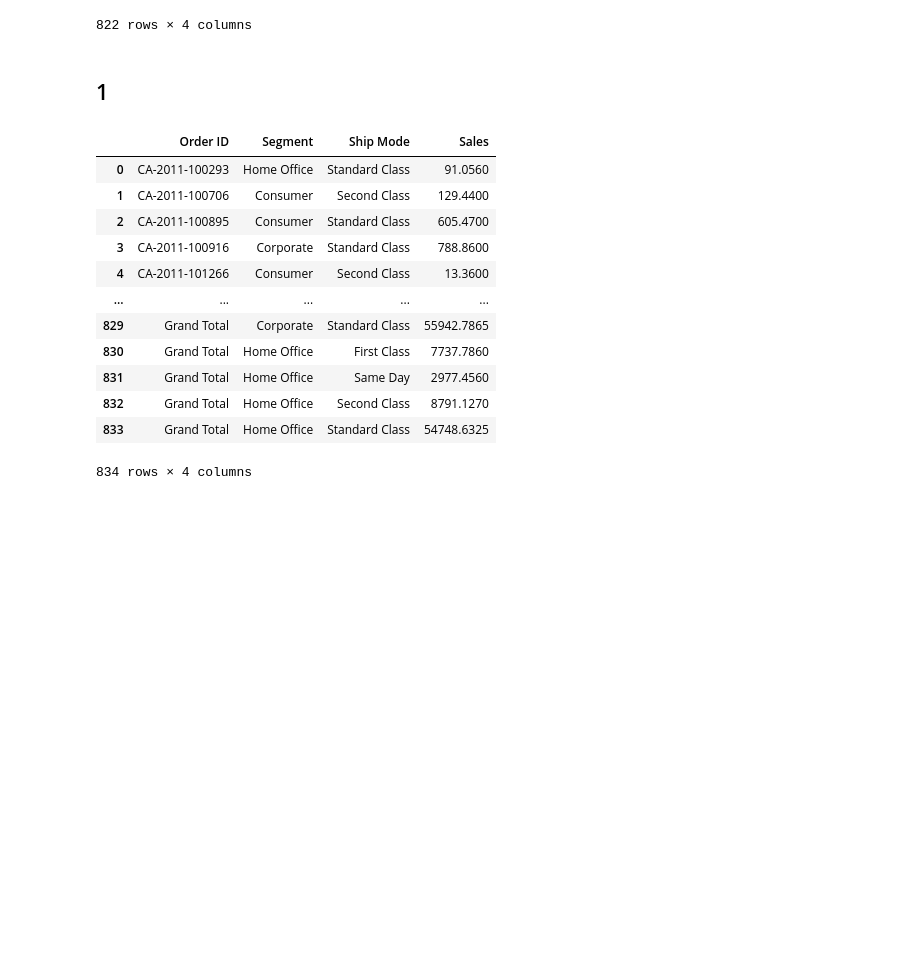
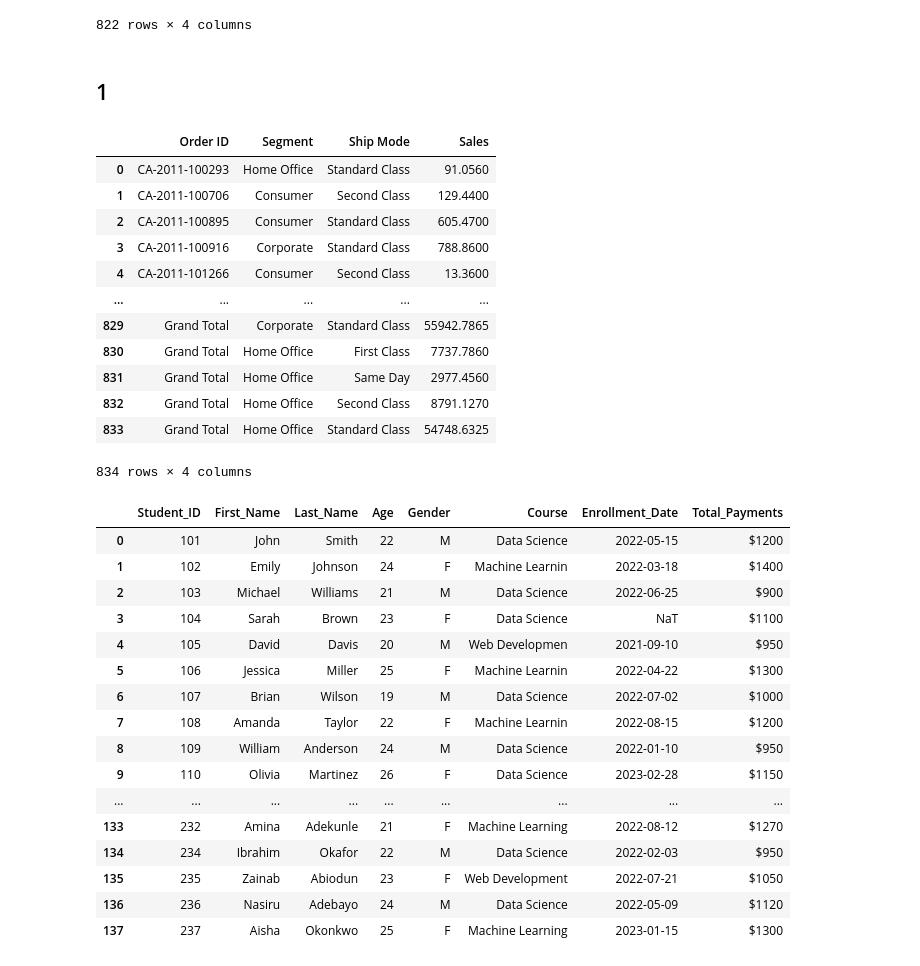
Before and after one commit to George-Michael-Dagogo/Data-cleaning-challenge, a Jupyter notebook: Data Cleaning challenge/Data Cleaning Challenge.ipynb, the cells around one changed output. Drawn from its saved outputs; the diff is of its cells as text; code cells hidden in the pictures; blank space fills up the shorter version.

```diff
--- a/Data Cleaning challenge/Data Cleaning Challenge.ipynb
+++ b/Data Cleaning challenge/Data Cleaning Challenge.ipynb
@@ -198,3 +215,88 @@ one
 | 832 | Grand Total | Home Office | Second Class | 8791.1270 |
 | 833 | Grand Total | Home Office | Standard Class | 54748.6325 |
 834 rows × 4 columns
+# %%
+from io import StringIO
+import pandas as pd
+import numpy as np
+from IPython.display import HTML
+
+with open('Delmich dataset.csv', 'rb') as f:
+    data = f.read()
+
+data1 = data.replace(b'|', b',').replace(b'?',b'').replace(b',,,,,,,',b'')
+df = pd.read_csv(StringIO(data1.decode('latin-1')))
+
+df.columns = df.columns.str.replace(' ', '')
+
+df = df.map(lambda x: " ".join(x.split()) if isinstance(x, str) else x)
+mask = df['First_Name'].astype(str).str.contains('\d', na=False)
+
+df = df[(df != df.columns).all(axis=1)]
+
+cols_to_shift = df.columns[df.columns.get_loc('First_Name')+1:]
+df.loc[mask, 'First_Name'] = df.loc[mask, cols_to_shift[0]]
+df.loc[mask, cols_to_shift] = df.loc[mask, cols_to_shift].shift(-1, axis=1)
+
+# df['First_Name'] = df['First_Name'].str.strip()
+
+mask1 = df['First_Name'] == ''
+
+cols_to_shift2 = df.columns[df.columns.get_loc('First_Name')+1:]
+df.loc[mask1, 'First_Name'] = df.loc[mask1, cols_to_shift2[0]]
+df.loc[mask1, cols_to_shift2] = df.loc[mask1, cols_to_shift2].shift(-1, axis=1)
+
+
+
+condition = df['First_Name'].str.split().str.len() == 2
+
+split_names = df.loc[condition, 'First_Name'].str.split()
+# df = df[(df != df.columns).all(axis=1)]
+df.loc[condition, 'Last_Name'] = split_names.str[1]
+
+df.loc[condition, 'First_Name'] = split_names.str[0]
+df['Student_ID'] = df['Student_ID'].str.replace(r'\D', '', regex=True).str.replace('2139', '139')
+
+condition2 = df['Gender'].str.split().str.len() == 2
+split_gender_age = df.loc[condition2, 'Gender'].str.split()
+# df = df[(df != df.columns).all(axis=1)]
+df.loc[condition2, 'Gender'] = split_gender_age.str[0]
+
+df.loc[condition2, 'Age'] = split_gender_age.str[1]
+
+condition3 = df['Gender'].astype(str).str.contains('\d', na=False)
+temp = df.loc[condition3, 'Age']
+
+
+df.loc[condition3, 'Age'] = df.loc[condition3, 'Gender']
+
+df.loc[condition3, 'Gender'] = temp
+
+df['Gender'] = df['Gender'].str.upper()
+
+df['Age'] = df['Age'].str.replace('*', '')
+df['Enrollment_Date'] = df['Enrollment_Date'].replace(['NA', ''], pd.NA)
+
+df['Enrollment_Date'] = pd.to_datetime(df['Enrollment_Date'],format='mixed', dayfirst=True)
+
+df = df.drop('Unnamed:8', axis=1)
+
+display(HTML(df.to_html()))
+# %% [output]
+|  | Student_ID | First_Name | Last_Name | Age | Gender | Course | Enrollment_Date | Total_Payments |
+| 0 | 101 | John | Smith | 22 | M | Data Science | 2022-05-15 | $1200 |
+| 1 | 102 | Emily | Johnson | 24 | F | Machine Learnin | 2022-03-18 | $1400 |
+| 2 | 103 | Michael | Williams | 21 | M | Data Science | 2022-06-25 | $900 |
+| 3 | 104 | Sarah | Brown | 23 | F | Data Science | NaT | $1100 |
+| 4 | 105 | David | Davis | 20 | M | Web Developmen | 2021-09-10 | $950 |
+| 5 | 106 | Jessica | Miller | 25 | F | Machine Learnin | 2022-04-22 | $1300 |
+| 6 | 107 | Brian | Wilson | 19 | M | Data Science | 2022-07-02 | $1000 |
+| 7 | 108 | Amanda | Taylor | 22 | F | Machine Learnin | 2022-08-15 | $1200 |
+| 8 | 109 | William | Anderson | 24 | M | Data Science | 2022-01-10 | $950 |
+| 9 | 110 | Olivia | Martinez | 26 | F | Data Science | 2023-02-28 | $1150 |
+| ... | ... | ... | ... | ... | ... | ... | ... | ... |
+| 133 | 232 | Amina | Adekunle | 21 | F | Machine Learning | 2022-08-12 | $1270 |
+| 134 | 234 | Ibrahim | Okafor | 22 | M | Data Science | 2022-02-03 | $950 |
+| 135 | 235 | Zainab | Abiodun | 23 | F | Web Development | 2022-07-21 | $1050 |
+| 136 | 236 | Nasiru | Adebayo | 24 | M | Data Science | 2022-05-09 | $1120 |
+| 137 | 237 | Aisha | Okonkwo | 25 | F | Machine Learning | 2023-01-15 | $1300 |
```
Also changed, not shown: parts of 1 cell of this notebook, 1 other file.
